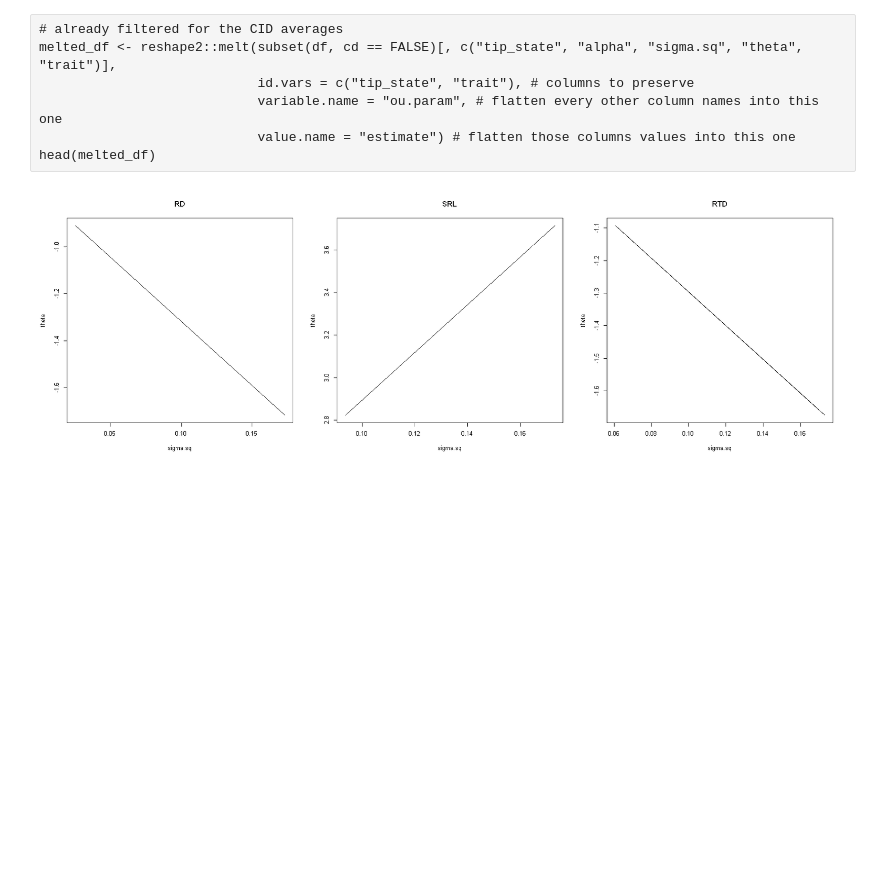
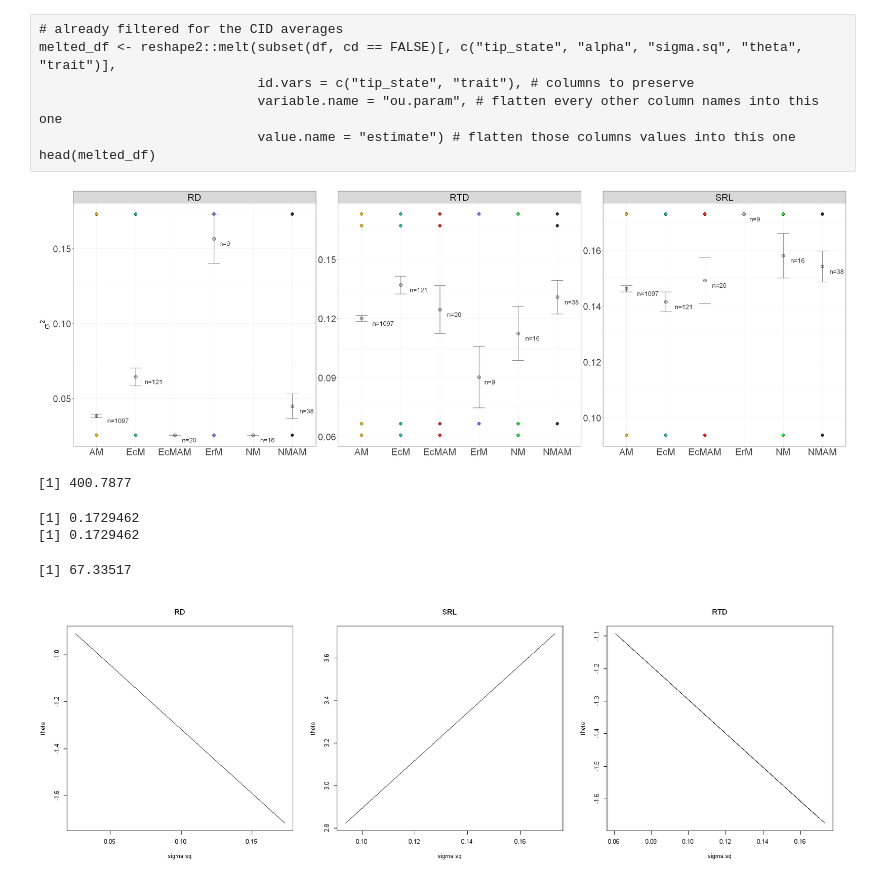
Before and after one commit to anoban/phd, a Jupyter notebook: R/notebooks/houwiesummary.ipynb, the cells around one changed output. Saved outputs shown, nothing was run; the diff lists cells and outputs as text; code cells hidden in the pictures; blank space fills up the shorter version.

```diff
--- a/R/notebooks/houwiesummary.ipynb
+++ b/R/notebooks/houwiesummary.ipynb
@@ -549,6 +549,7 @@ head(melted_df)
 # %%
 # df$col <- unname(STATE_COLOURS[df$tip_state]) # literal colour values not a factor to be coloured by
 # %%
+options(repr.plot.width = 30, repr.plot.height = 10)
 # subset the CID averages and group by the trait, do the calculations
 
 #-------------
@@ -575,31 +576,50 @@ p1 <- ggplot(aes(x = tip_state, y = sigma.sq, fill = I(col)), data = subset(df,
       ylab(expression(sigma^2)) +
       theme(axis.title.y = element_text(size = 25, vjust = 1.25),
             axis.text = element_text(size = 25), # axis.text.x = element_blank(), # don't show the x tick labels
             strip.text = element_text(size=25)) + # strip.text for the facet wrap grid titles
       facet_wrap(~trait, scales = "free")
 
-ggplot2::ggsave(plot = p1, file = "../../plots/sigmasq_cid.png", device = "png", width = 32, height = 10, units = "in", dpi = 800)
+plot(p1)
+# ggplot2::ggsave(plot = p1, file = "../../plots/sigmasq_cid.png", device = "png", width = 32, height = 10, units = "in", dpi = 800)
 
 #---------
 # theta
 #---------
 
 # summarytable_theta <- split.data.frame(subset(df, cd == FALSE), ~trait) |> lapply(FUN = function(d) data.frame(
 #     tip.state = aggregate(theta ~ tip_state, data = d, FUN = mean)$tip_state,
 #     n = aggregate(theta ~ tip_state, data = d, FUN = length)$theta,
 #     m = aggregate(theta ~ tip_state, data = d, FUN = mean)$theta,
 #     err = aggregate(theta ~ tip_state, data = d, FUN = function(s) { sd(s) / sqrt(length(s)) })$theta
 # ))
 #
 # summarytable_theta <- rbind(cbind(summarytable_theta$RD, trait = "RD"), cbind(summarytable_theta$SRL, trait = "SRL"), cbind(summarytable_theta$RTD, trait = "RTD"))
 #
 # p2 <- ggplot(aes(x = tip_state, y = theta, fill = I(col)), data = subset(df, cd == FALSE)) +
 #       geom_point(pch = 21, show.legend = FALSE, size = 3.5) +
 #       stat_summary(fun = "mean", geom = "point", size = 4, fill = "grey", colour = "black", pch = 21) +
 #       geom_errorbar(aes(ymin = m - err, ymax = m + err, x = tip.state, y = m), data = summarytable_theta, inherit.aes = FALSE, width = 0.3) +
 #       geom_text(aes(y = m, x = tip.state, label = paste0("n=", n)), hjust = -0.5, vjust = 1.5, data = summarytable_theta, inherit.aes = FALSE, size = 6) +
 #       theme_bw() +
 #       xlab(NULL) +
 #       ylab(expression(theta)) +
 #       theme(axis.title.y = element_text(size = 25, vjust = 0.75), axis.text = element_text(size = 25), strip.text = element_blank()) +
 #       facet_wrap(~trait, scales = "free")
+# %% [output]
+[figure, added]
+# %%
+tmax <- phytools::nodeHeights(ape::read.tree("../../data/chapter2/uphylomaker/FRED4_1301.tre")) |> max() # this is Tmax
+tmax
+# %% [output]
+[1] 400.7877
+# %%
+# https://thej022214.github.io/OUwie/reference/hOUwie.html
+# ub_continuous_model
+# Three values specifying the upper bound of continuous character evolution during the ML search. Should be provided in the order of upper.bound for alpha, sigma squared, theta.
+# The default is c(log(2)/(0.01 * Tmax), log(2)/(0.01 * Tmax), largest_continuous_value*10).
+
+print(log(2) / (0.01 * tmax)) # alpha max
+print(log(2)/(0.01 * tmax)) # sigma.sq max
+# %% [output]
+[1] 0.1729462
+[1] 0.1729462
@@ -606,3 +628,10 @@ ggplot2::ggsave(plot = p1, file = "../../plots/sigmasq_cid.png", device = "png",
+# %%
+# we also need a theta max
+# we log transformed the data prior to the model fits and SRL has the biggest values
+
+read.csv("../../data/chapter2/FRED/subsets/continuous_raw.csv")[, "F00727"] |> log() |> max() * 10 # largest_continuous_value*10
+# %% [output]
+[1] 67.33517
 # %%
 options(repr.plot.width = 30, repr.plot.height = 20)
 # https://rpkgs.datanovia.com/ggpubr/reference/ggarrange.html
```
Also changed, not shown: parts of 1 cell of this notebook, 6 other files.
